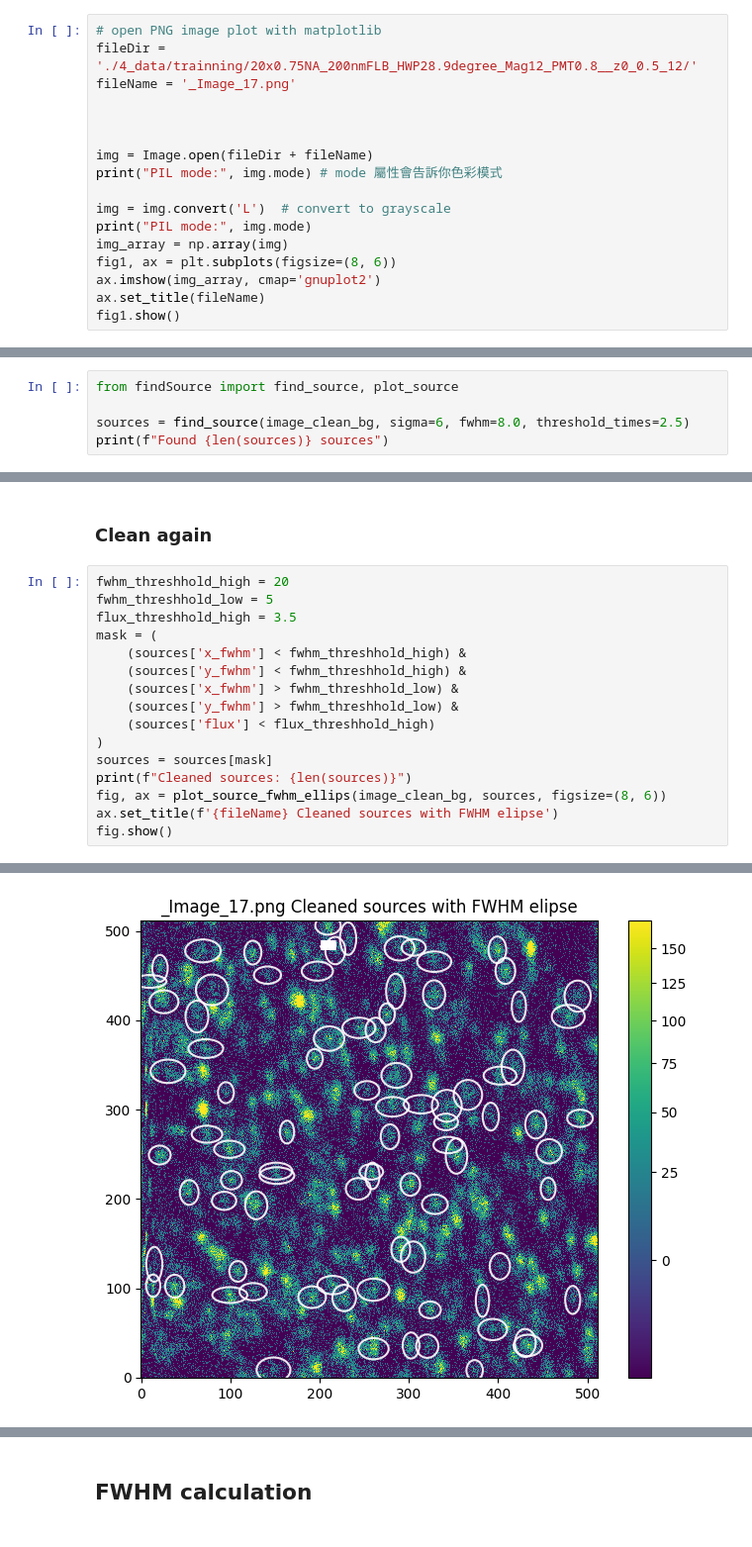
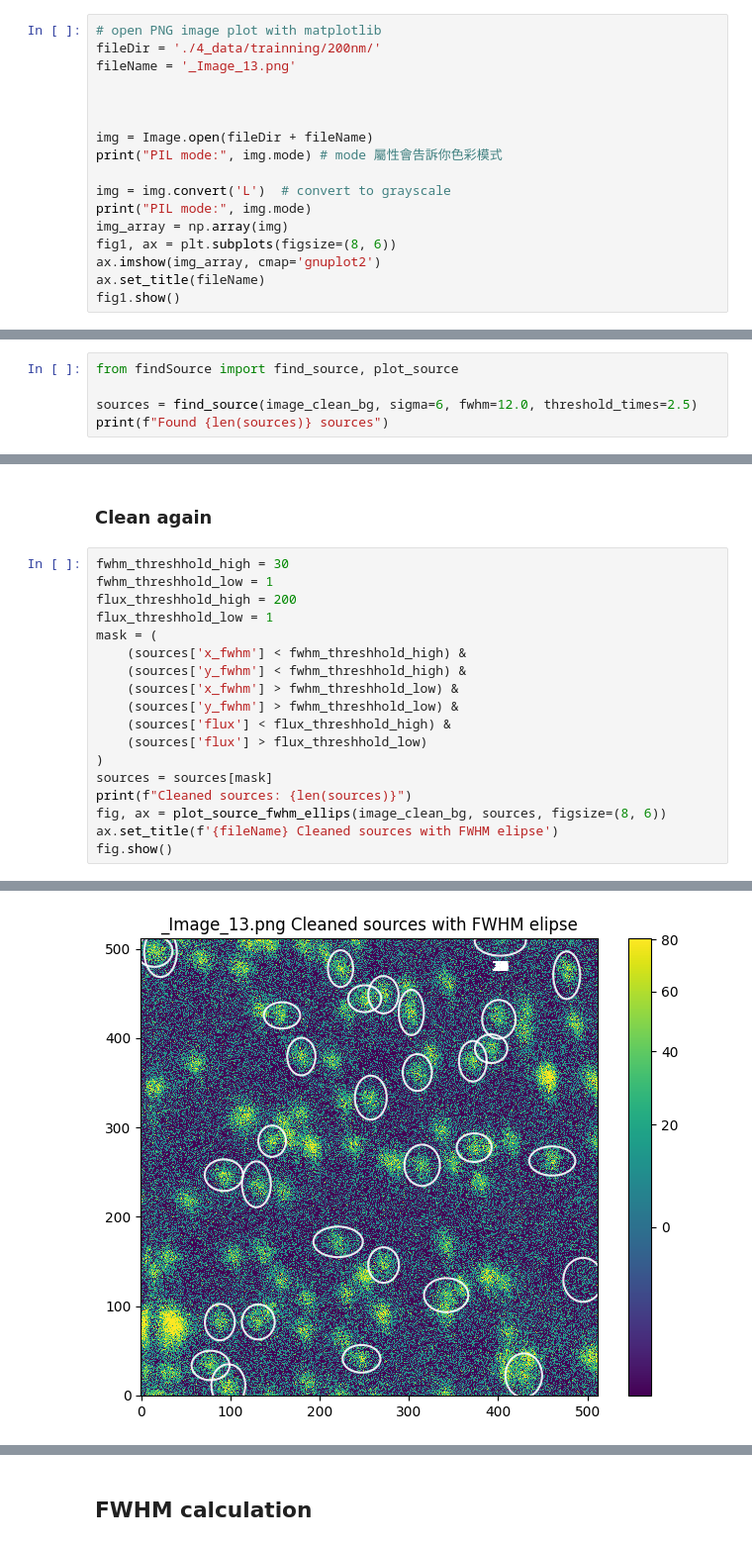
Before and after one commit to nebula0/FWHM-measure, a Jupyter notebook: FWHM2-2.ipynb, the cells around one changed output, grey strips where cells are left out. Shown at 99% size. Drawn from its saved outputs; the diff is of its cells as text.

```diff
--- a/FWHM2-2.ipynb
+++ b/FWHM2-2.ipynb
@@ -6,8 +6,8 @@ import numpy as np
 import matplotlib.pyplot as plt
 # %%
 # open PNG image plot with matplotlib
-fileDir = './4_data/trainning/20x0.75NA_200nmFLB_HWP28.9degree_Mag12_PMT0.8__z0_0.5_12/'
-fileName = '_Image_17.png'
+fileDir = './4_data/trainning/200nm/'
+fileName = '_Image_13.png'
 
 
 
@@ -52,6 +52,6 @@ fig.show()
 # %%
 from findSource import find_source, plot_source
 
-sources = find_source(image_clean_bg, sigma=6, fwhm=8.0, threshold_times=2.5)
+sources = find_source(image_clean_bg, sigma=6, fwhm=12.0, threshold_times=2.5)
 print(f"Found {len(sources)} sources")
 # %% [output]
@@ -224,15 +204,17 @@ fig.show()
 # %% [markdown]
 ### Clean again
 # %%
-fwhm_threshhold_high = 20
-fwhm_threshhold_low = 5
-flux_threshhold_high = 3.5
+fwhm_threshhold_high = 30
+fwhm_threshhold_low = 1
+flux_threshhold_high = 200
+flux_threshhold_low = 1
 mask = (
     (sources['x_fwhm'] < fwhm_threshhold_high) &
     (sources['y_fwhm'] < fwhm_threshhold_high) &
     (sources['x_fwhm'] > fwhm_threshhold_low) &
     (sources['y_fwhm'] > fwhm_threshhold_low) &
-    (sources['flux'] < flux_threshhold_high)
+    (sources['flux'] < flux_threshhold_high) &
+    (sources['flux'] > flux_threshhold_low)
 )
 sources = sources[mask]
 print(f"Cleaned sources: {len(sources)}")
@@ -244,4 +226,4 @@ Cleaned sources: 86
-[figure, old version]
+[figure, new version]
 # %%
 import matplotlib.patches as patches
 
```
Also changed, not shown: parts of 44 cells of this notebook, 3 other files.
